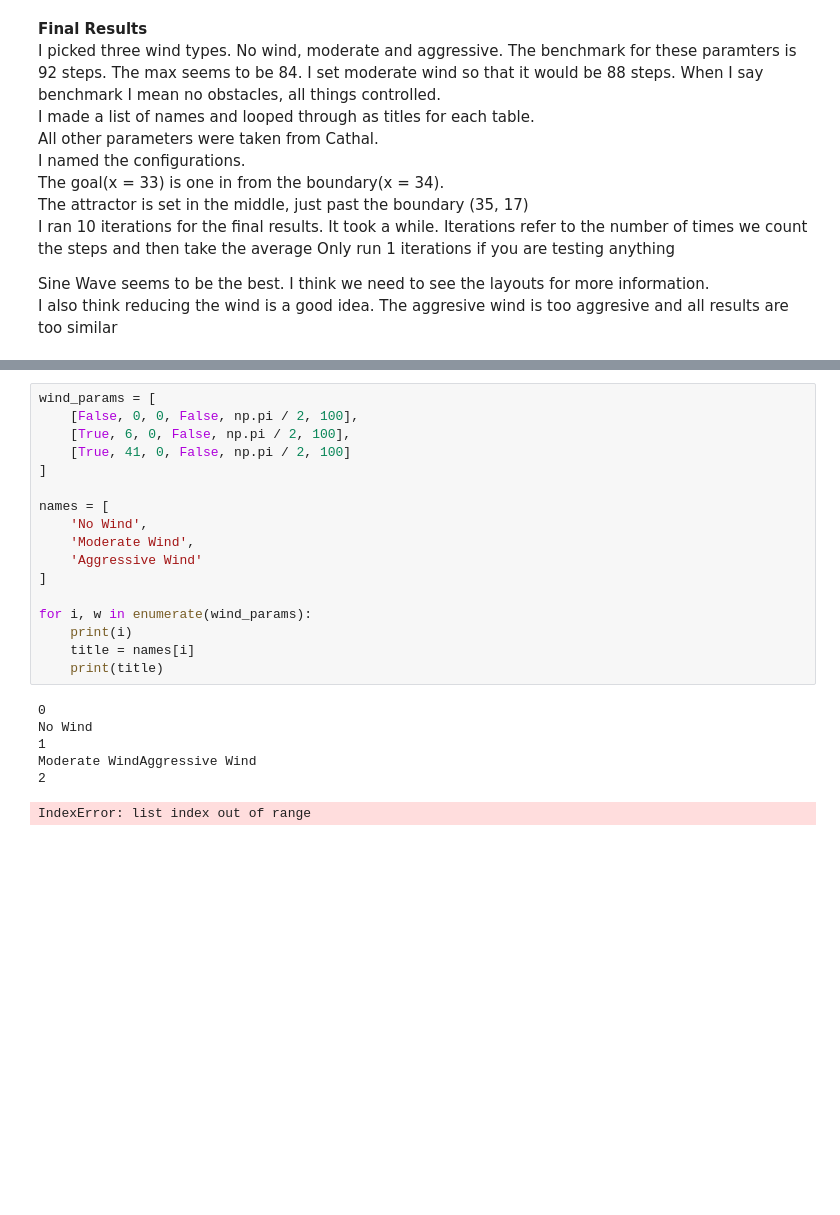
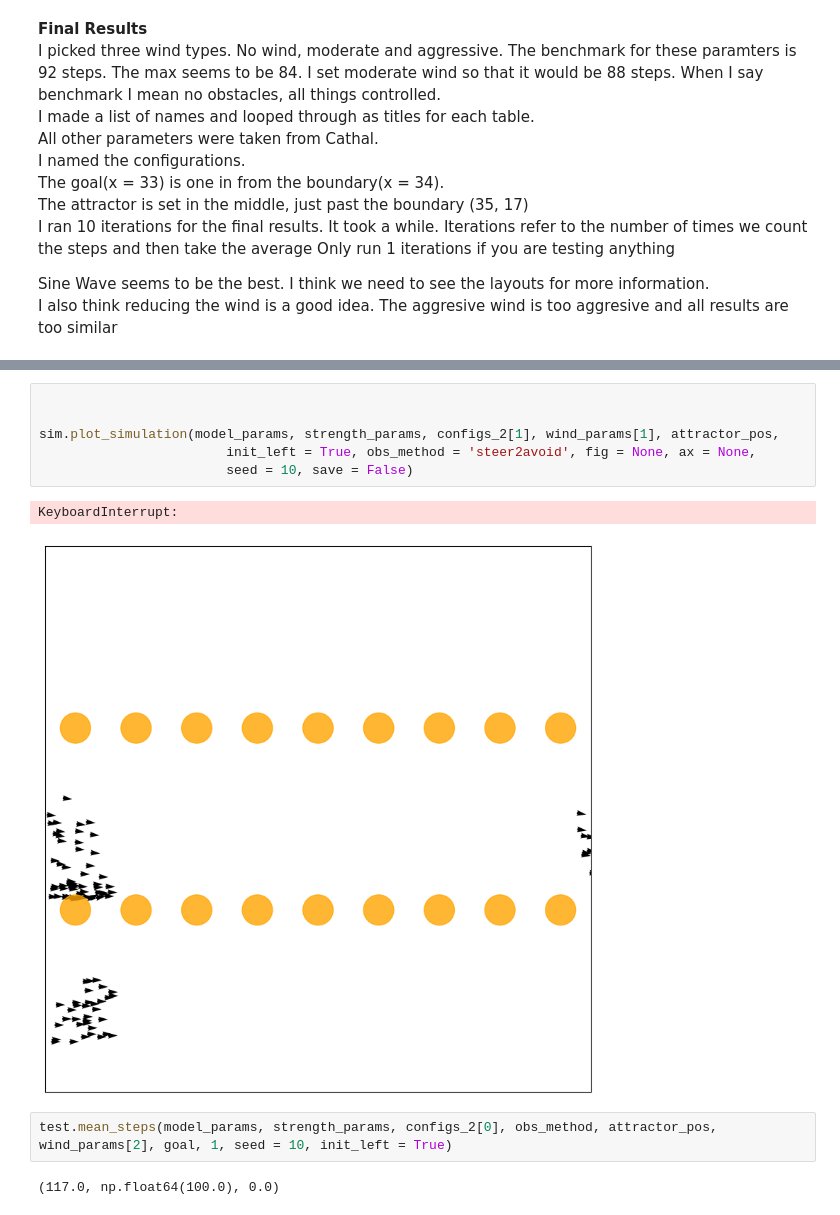
Before and after one commit to flossiedixon/Industrial-Project-2, a Jupyter notebook: colm-project2.ipynb, the cells around one changed output, grey strips where cells are left out. Saved outputs shown, nothing was run; the diff lists cells and outputs as text; blank space fills up the shorter version.

Commit message:
Results and new wind

```diff
--- a/colm-project2.ipynb
+++ b/colm-project2.ipynb
@@ -317,24 +327,13 @@ Iteration: No Wind
 # %%
-wind_params = [
-    [False, 0, 0, False, np.pi / 2, 100],
-    [True, 6, 0, False, np.pi / 2, 100],
-    [True, 41, 0, False, np.pi / 2, 100]
-]
 
-names = [
-    'No Wind',
-    'Moderate Wind',
-    'Aggressive Wind'
-]
 
-for i, w in enumerate(wind_params):
-    print(i)
-    title = names[i]
-    print(title)
+sim.plot_simulation(model_params, strength_params, configs_2[1], wind_params[1], attractor_pos,
+                        init_left = True, obs_method = 'steer2avoid', fig = None, ax = None,
+                        seed = 10, save = False)
 # %% [output]
-0
-No Wind
-1
-Moderate WindAggressive Wind
-2
+KeyboardInterrupt:
-IndexError: list index out of range
+[figure, added]
+# %%
+test.mean_steps(model_params, strength_params, configs_2[0], obs_method, attractor_pos, wind_params[2], goal, 1, seed = 10, init_left = True)
+# %% [output]
+(117.0, np.float64(100.0), 0.0)
```
Also changed, not shown: parts of 3 cells of this notebook, 4 other files.
